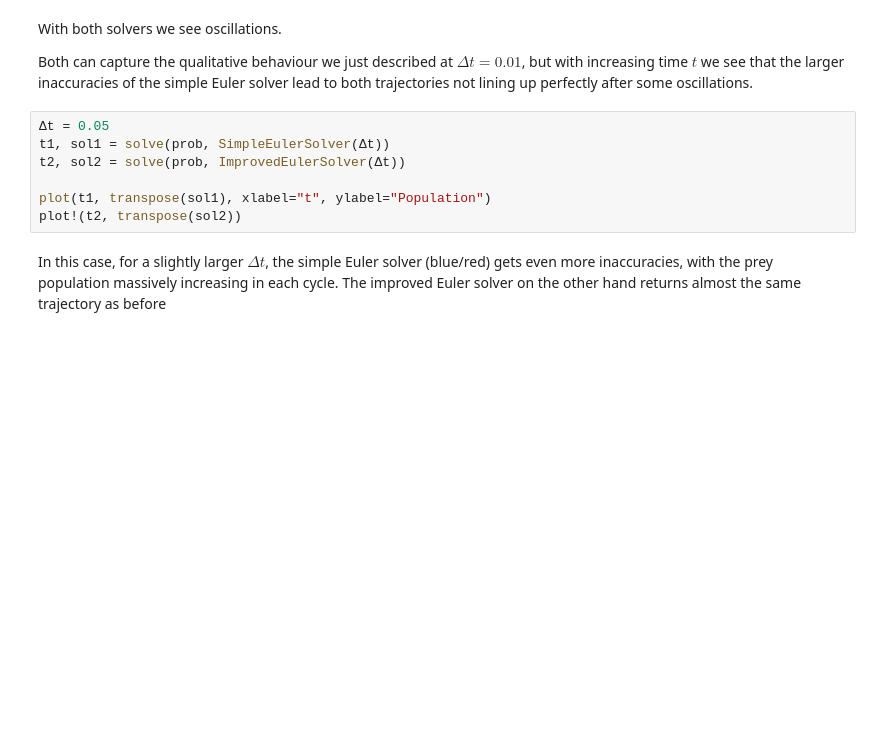
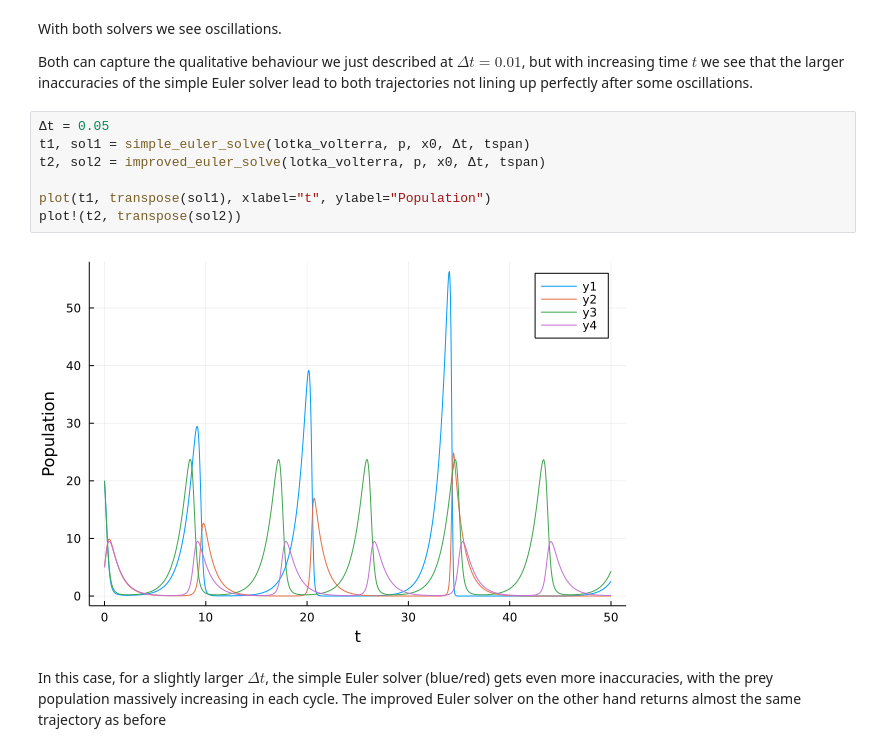
Before and after one commit to TUM-PIK-ESM/TUM-Dynamics-Lecture, a Jupyter notebook: exercises/exercise-2/exercise-2-solutions.ipynb, the cells around one changed output. Cells and saved outputs as stored; diff of their text form; blank space fills up the shorter version.

```diff
--- a/exercises/exercise-2/exercise-2-solutions.ipynb
+++ b/exercises/exercise-2/exercise-2-solutions.ipynb
@@ -201,11 +111,13 @@ With both solvers we see oscillations.
 Both can capture the qualitative behaviour we just described at $\Delta t=0.01$, but with increasing time $t$ we see that the larger inaccuracies of the simple Euler solver lead to both trajectories not lining up perfectly after some oscillations.
 # %%
 Δt = 0.05
-t1, sol1 = solve(prob, SimpleEulerSolver(Δt))
-t2, sol2 = solve(prob, ImprovedEulerSolver(Δt))
+t1, sol1 = simple_euler_solve(lotka_volterra, p, x0, Δt, tspan)
+t2, sol2 = improved_euler_solve(lotka_volterra, p, x0, Δt, tspan)
 
 plot(t1, transpose(sol1), xlabel="t", ylabel="Population")
 plot!(t2, transpose(sol2))
+# %% [output]
+[figure, added]
 # %% [markdown]
 In this case, for a slightly larger $\Delta t$, the simple Euler solver (blue/red) gets even more inaccuracies, with the prey population massively increasing in each cycle. The improved Euler solver on the other hand returns almost the same trajectory as before
 # %%
```
Also changed, not shown: parts of 13 cells of this notebook.
